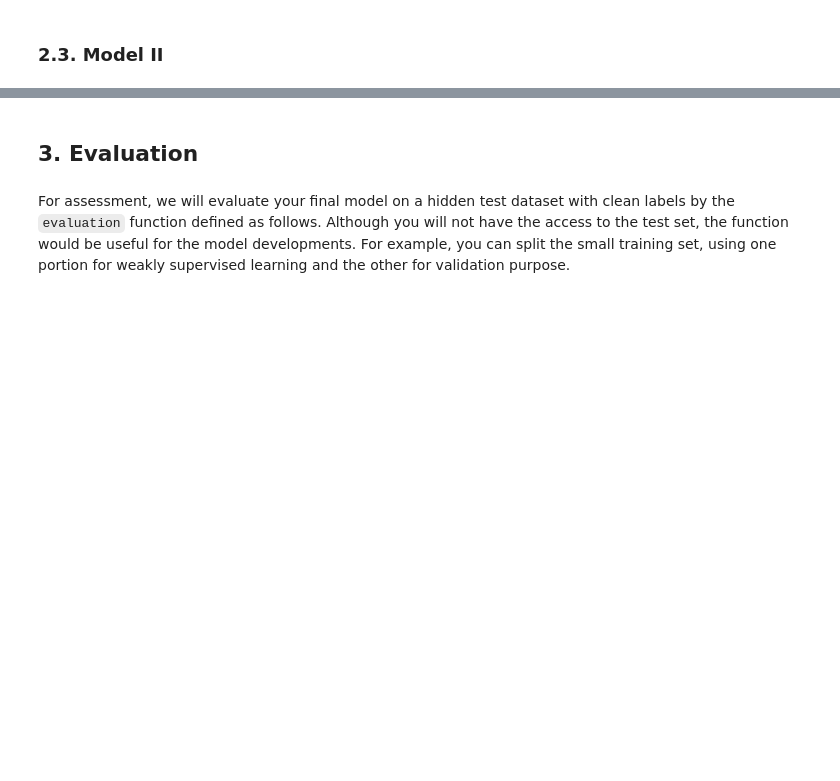
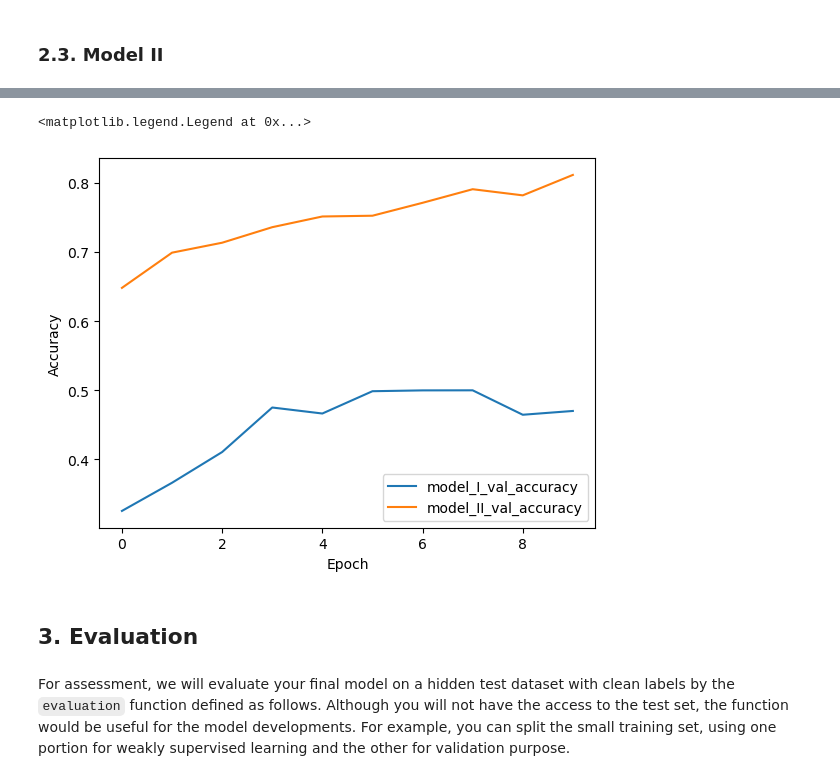
Before and after one commit to aqkelly/Project3-Spring2024-Group10, a Jupyter notebook: doc/main.ipynb, the cells around one changed output, grey strips where cells are left out. Cells and saved outputs as stored; diff of their text form; code cells hidden in the pictures; blank space fills up the shorter version.

```diff
--- a/doc/main.ipynb
+++ b/doc/main.ipynb
@@ -198,0 +128,7 @@ def model_I(image):
+# %%
+# define the training and testing set
+train_images, test_images = imgs[10000:], imgs[:10000]
+train_labels, test_labels = noisy_labels[10000:], clean_labels
+
+# Normalize pixel values to be between 0 and 1
+train_images, test_images = train_images / 255.0, test_images / 255.0
@@ -200,0 +315,12 @@ def model_I(image):
+# %%
+# find the predict labels
+noisy_labels_10 = to_categorical(noisy_labels[10000:],num_classes=10)
+predict_labels = label_cleaning_model.predict([train_images,noisy_labels_10])
+
+# reshape
+predict_labels = np.array([np.argmax(i) for i in predict_labels])
+predict_labels = to_categorical(predict_labels,num_classes=10)
+labels_correct = np.concatenate((y_train_clean,predict_labels))
+labels_correct = np.argmax(labels_correct, axis=1)
+
+image_correct=np.concatenate((image_train_clean,train_images))
@@ -200,0 +329,4 @@ def model_I(image):
+# %%
+# Final model 2
+final_history = image_classifier.fit(image_correct, labels_correct, epochs=10,
+                                     validation_data=(test_images, test_labels))
@@ -201,3 +354,16 @@ def model_I(image):
+# %%
+plt.plot(image_classifier_history.history['val_accuracy'], label = 'model_I_val_accuracy')
+plt.xlabel('Epoch')
+plt.ylabel('Accuracy')
+plt.legend(loc='lower right')
+
+plt.plot(final_history.history['val_accuracy'], label = 'model_II_val_accuracy')
+plt.xlabel('Epoch')
+plt.ylabel('Accuracy')
+plt.legend(loc='lower right')
+# %% [output]
+<matplotlib.legend.Legend at 0x...>
+[figure, added]
 # %%
 # [ADD WEAKLY SUPERVISED LEARNING FEATURE TO MODEL I]
 
```
Also changed, not shown: parts of 15 cells of this notebook, 1 other file.
